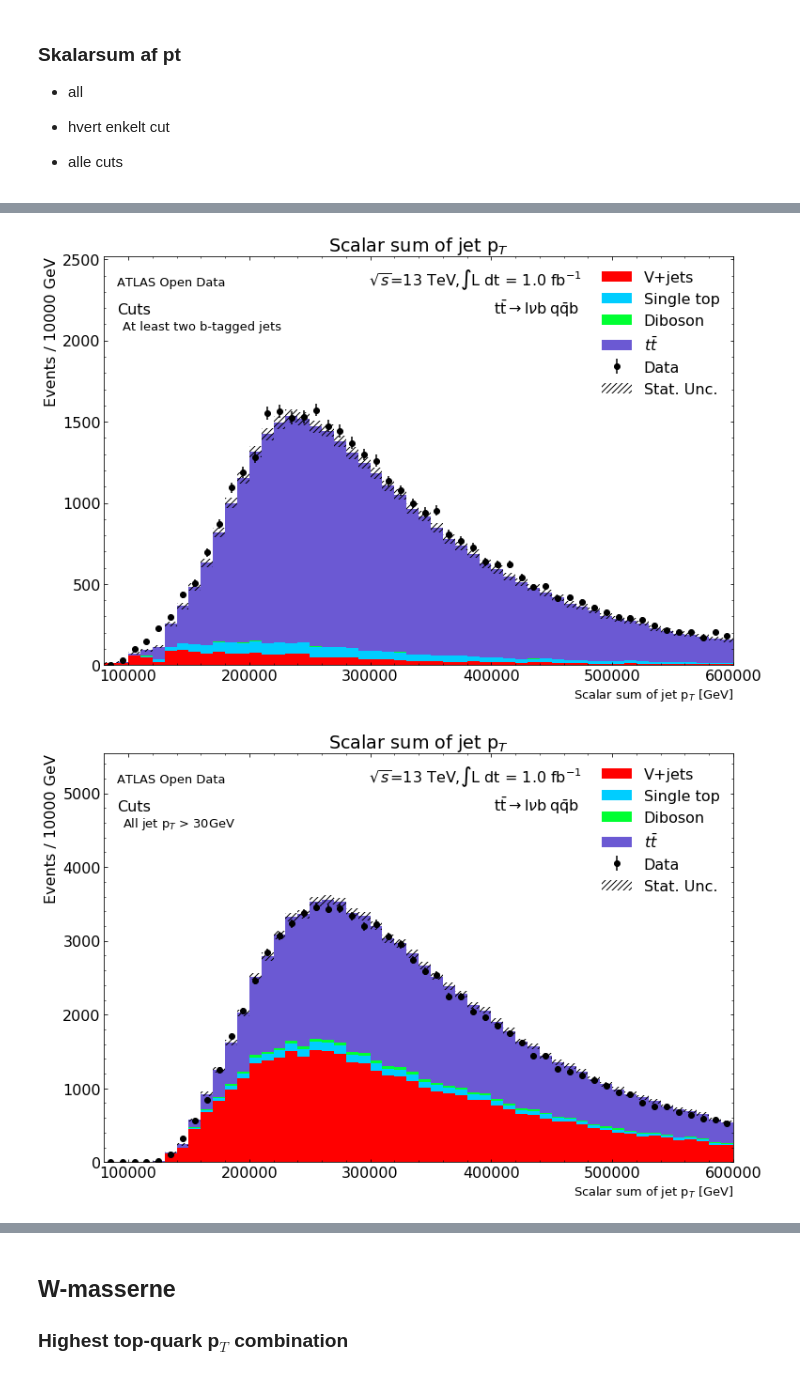
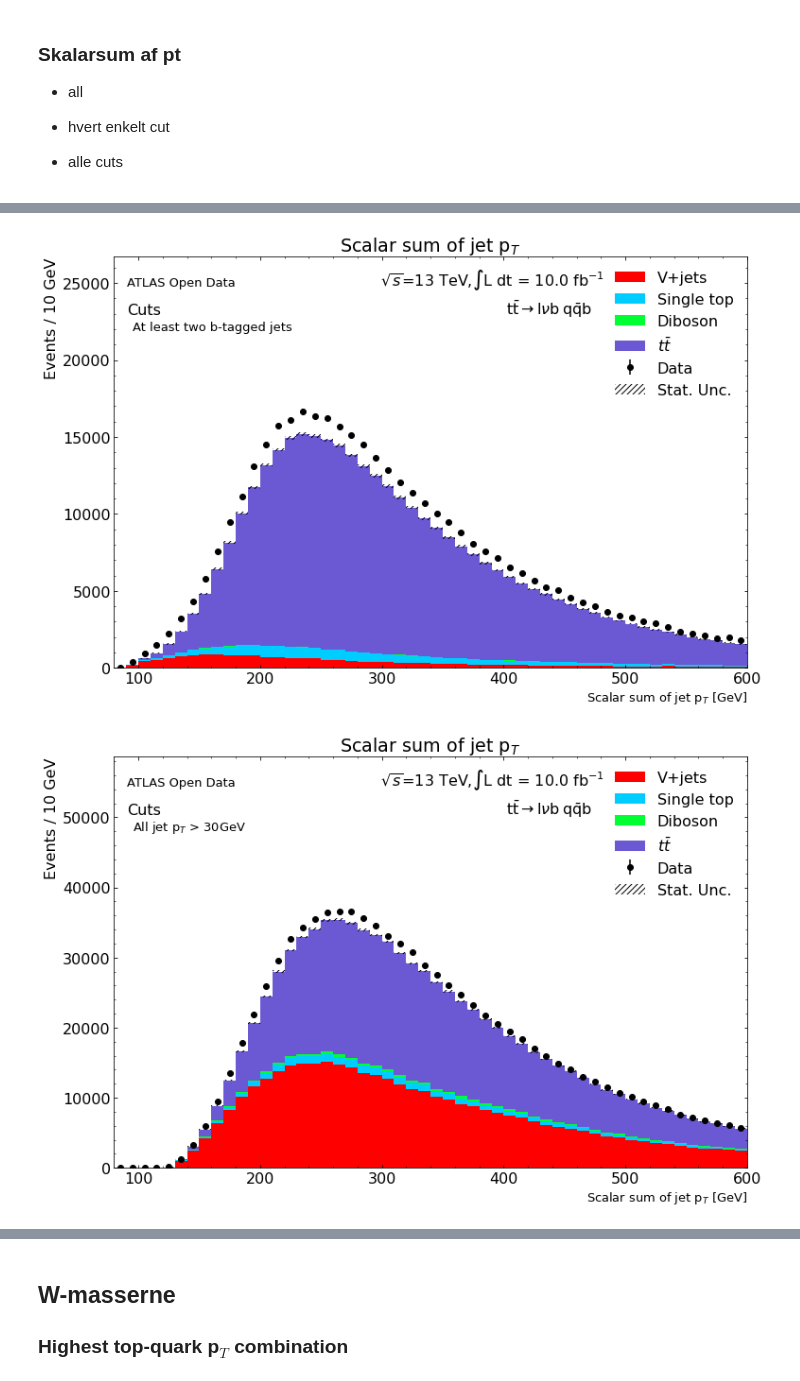
Before and after one commit to Bjartensen/ku_firstyear2021_grp24_topquark, a Jupyter notebook: tquark_analysis.ipynb, the cells around one changed output, grey strips where cells are left out. Cells and saved outputs as stored; diff of their text form; code cells hidden in the pictures.

```diff
--- a/tquark_analysis.ipynb
+++ b/tquark_analysis.ipynb
@@ -30,7 +33,7 @@ import infofile # local file containing cross-sections, sums of weights, dataset
 lumi = 10 # fb-1 # data_A,data_B,data_C,data_D
 
 #fraction = 0.01 # reduce this is you want the code to run quicker
-fraction = 0.1 # reduce this is you want the code to run quicker
+fraction = 1.0 # reduce this is you want the code to run quicker
 
 #tuple_path = r'C:\Users\jacob\Desktop\1lep/' # local
 tuple_path = '../data/'
@@ -184,15 +187,17 @@ def get_data_from_files():
     data = {} # define empty dictionary to hold dataframes
     for s in samples: # loop over samples
         print('Processing '+s+' samples') # print which sample
+        tasks = []
         frames = [] # define empty list to hold data
         for val in samples[s]['list']: # loop over each file
             if s == 'data': prefix = "Data/" # Data prefix
             else: # MC prefix
                 prefix = "MC/mc_"+str(infofile.infos[val]["DSID"])+"."
             fileString = tuple_path+prefix+val+".1lep.root" # file name to open
-            temp = read_file(fileString,val) # call the function read_file defined below
-            frames.append(temp) # append dataframe returned from read_file to list of dataframes
-        data[s] = pd.concat(frames) # dictionary entry is concatenated dataframes
+            tasks.append((fileString, val))
+        with Pool(os.cpu_count()) as p:
+            frames = p.starmap(read_file, tasks)
+            data[s] = pd.concat(frames) # dictionary entry is concatenated dataframes
 
     return data # return dictionary of dataframes
 # %%
@@ -443,3 +422,16 @@ dtest
+# %%
+def fmt_err(p_num):
+    return np.format_float_positional(p_num, precision=1, unique=False, fractional=False, trim='-')
+
+def guess_precision(p_decimal):
+    if p_decimal >= 1:
+        return 0
+    else:
+        return abs(decimal.Decimal(fmt_err(p_decimal)).as_tuple().exponent)
+
+def fmt_res(p_num, p_err = 0.01):
+    m_precision = guess_precision(p_err)
+    return np.format_float_positional(p_num, precision=m_precision, unique=False, fractional=True, trim='k')
 # %% [markdown]
 # ##TEST##
 # %%
@@ -679,21 +674,24 @@ btag_cut = 'At least two b-tagged jets'
 descr = 'Cuts'
 title = 'Scalar sum of jet p$_T$'
 xlabel = 'Scalar sum of jet p$_T$ [GeV]'
-plot_data_query(data, '@ALL', 'jet_pt_sum', p_xmin = 80000, p_xmax = 600000, p_step_size = 10000, p_xlabel = xlabel, desc = 'No cuts', p_title = title)
+xmin = 80
+xmax = 600
+step_size = 10
+plot_data_query(data, '@ALL', 'jet_pt_sum', p_xmin = xmin, p_xmax = xmax, p_step_size = step_size, p_xlabel = xlabel, desc = 'No cuts', p_title = title)
 plt.savefig('pt_sum'+fig_ver)
 plt.show()
-plot_data_query(data, 'b_tag == True', 'jet_pt_sum', p_xmin = 80000, p_xmax = 600000, p_step_size = 10000, p_xlabel = xlabel, desc = descr, p_title = title, cut_text = 'At least two b-tagged jets')
+plot_data_query(data, 'b_tag == True', 'jet_pt_sum', p_xmin = xmin, p_xmax = xmax, p_step_size = step_size, p_xlabel = xlabel, desc = descr, p_title = title, cut_text = 'At least two b-tagged jets')
 plt.savefig('pt_sum_btrue'+fig_ver)
 plt.show()
-plot_data_query(data, 'jet_pt_30GeV == True', 'jet_pt_sum', p_xmin = 80000, p_xmax = 600000, p_step_size = 10000, p_xlabel = xlabel, desc = descr, p_title = title, cut_text = 'All jet p$_T$ > 30GeV')
+plot_data_query(data, 'jet_pt_30GeV == True', 'jet_pt_sum', p_xmin = xmin, p_xmax = xmax, p_step_size = step_size, p_xlabel = xlabel, desc = descr, p_title = title, cut_text = 'All jet p$_T$ > 30GeV')
 plt.savefig('pt_sum_jetpt'+fig_ver)
 plt.show()
-plot_data_query(data, 'met_et > @GeV_cut', 'jet_pt_sum', p_xmin = 80000, p_xmax = 600000, p_step_size = 10000, p_xlabel = xlabel, desc = descr, p_title = title, cut_text = '$E_{T}^{miss}$ > 30GeV')
+plot_data_query(data, 'met_et > @GeV_cut', 'jet_pt_sum', p_xmin = xmin, p_xmax = xmax, p_step_size = step_size, p_xlabel = xlabel, desc = descr, p_title = title, cut_text = '$E_{T}^{miss}$ > 30GeV')
 plt.savefig('pt_sum_metet'+fig_ver)
 plt.show()
-plot_data_query(data, 'MT_W > @GeV_cut', 'jet_pt_sum', p_xmin = 80000, p_xmax = 600000, p_step_size = 10000, p_xlabel = xlabel, desc = descr, p_title = title, cut_text = '$M_T^W$ > 30GeV')
+plot_data_query(data, 'MT_W > @GeV_cut', 'jet_pt_sum', p_xmin = xmin, p_xmax = xmax, p_step_size = step_size, p_xlabel = xlabel, desc = descr, p_title = title, cut_text = '$M_T^W$ > 30GeV')
 plt.savefig('pt_sum_MTW'+fig_ver)
 plt.show()
-plot_data_query(data, all_cuts, 'jet_pt_sum', p_xmin = 80000, p_xmax = 600000, p_step_size = 10000, p_xlabel = xlabel, desc = descr, p_title = title, cut_text = all_cuts_text)
+plot_data_query(data, all_cuts, 'jet_pt_sum', p_xmin = xmin, p_xmax = xmax, p_step_size = step_size, p_xlabel = xlabel, desc = descr, p_title = title, cut_text = all_cuts_text)
 plt.savefig('pt_sum_all_cuts'+fig_ver)
 # %% [output]
@@ -701,2 +699,2 @@ plt.savefig('pt_sum_all_cuts'+fig_ver)
-[figure, old version]
+[figure, new version]
-[figure, old version]
+[figure, new version]
```
Also changed, not shown: parts of 17 cells of this notebook.
